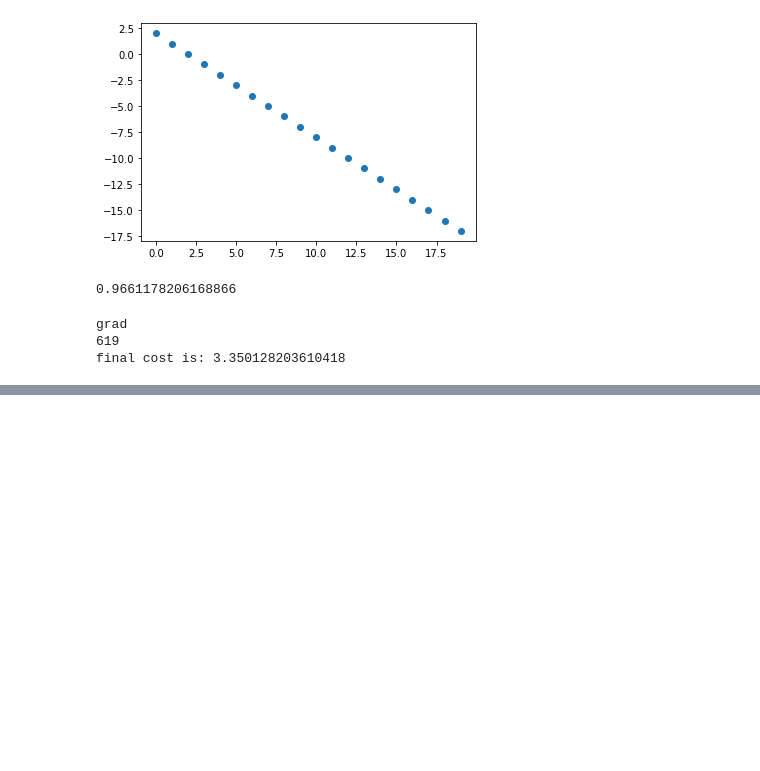
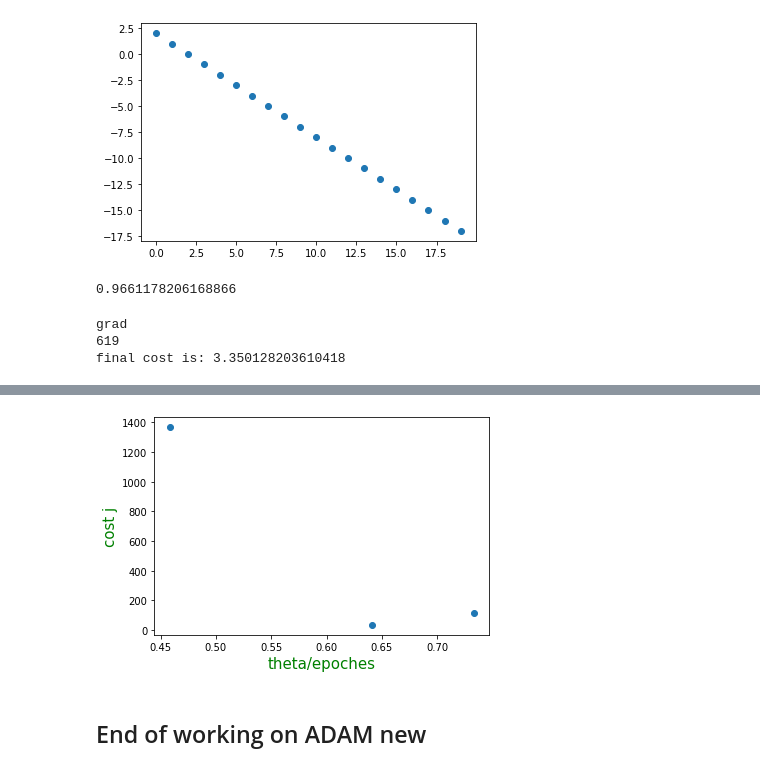
Before and after one commit to mahmoud-shabban/Numerical-optimization, a Jupyter notebook: exam.ipynb, the cells around one changed output, grey strips where cells are left out. Drawn from its saved outputs; the diff is of its cells as text; code cells hidden in the pictures; blank space fills up the shorter version.

```diff
--- a/exam.ipynb
+++ b/exam.ipynb
@@ -270,0 +427,9 @@ def RMS(x,y, alpha = .001, beta = .01, epsilon = .00000000000000000000001, epoch
+# %%
+fig, ax = plt.subplots()
+ax.plot(t2, j, linestyle = 'none', marker = 'o')
+# ax2 = ax.twiny()
+# ax2.plot(t0, j, color = 'r', linestyle = 'none', marker= 'x')
+ax.set_xlabel('theta/epoches',color = 'g', fontdict={'size':15})
+ax.set_ylabel('cost j', color = 'g', fontdict={'size':15});
+# %% [output]
+[figure, added]
@@ -271,3 +441,5 @@ def RMS(x,y, alpha = .001, beta = .01, epsilon = .00000000000000000000001, epoch
+# %% [markdown]
+## End of working on ADAM new
 # %%
 def RMS(x,y,alpha , beta, epoches = 1000000):
 
```
Also changed, not shown: parts of 19 cells of this notebook, 1 other file.
